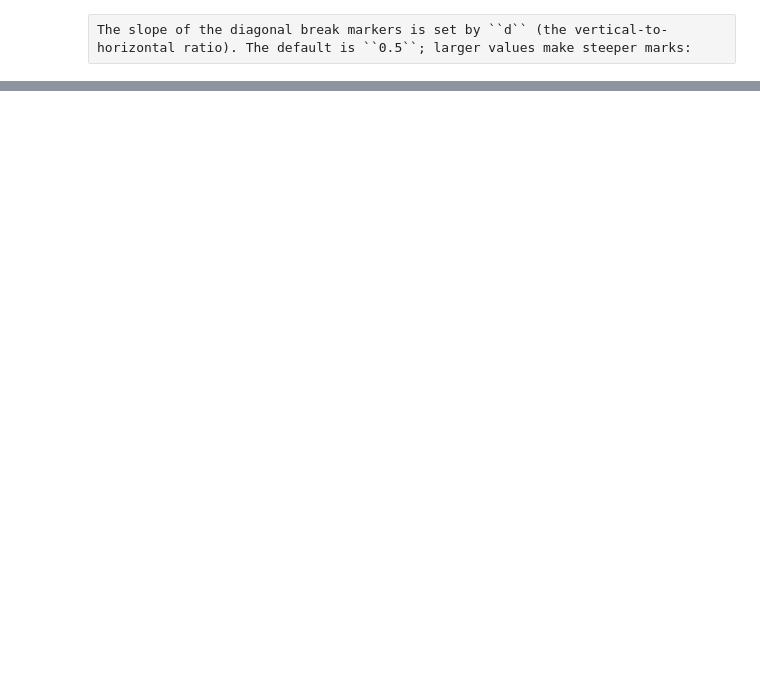
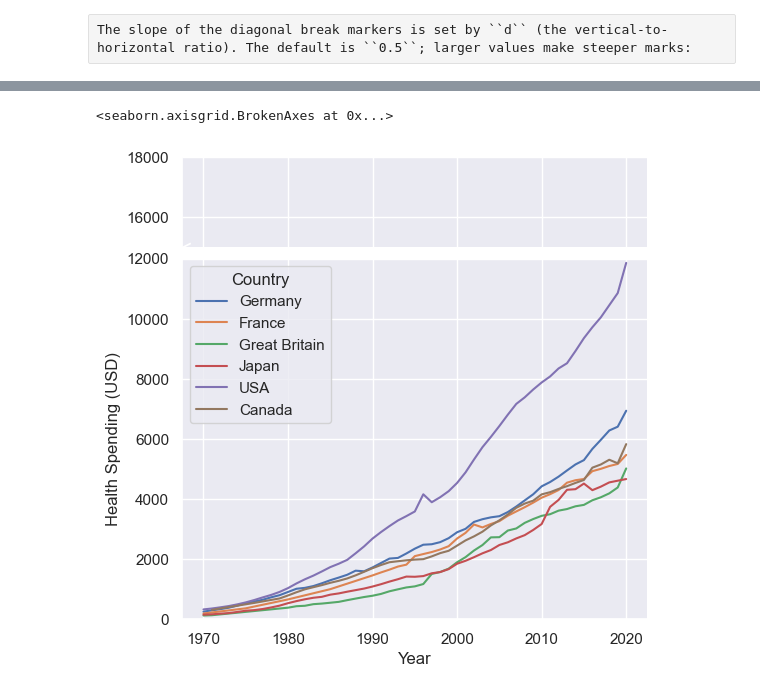
Before and after one commit to AdityaAsopa/seaborn, a Jupyter notebook: doc/_docstrings/BrokenAxes.ipynb, the cells around one changed output, grey strips where cells are left out. Drawn from its saved outputs; the diff is of its cells as text; code cells hidden in the pictures; blank space fills up the shorter version.

```diff
--- a/doc/_docstrings/BrokenAxes.ipynb
+++ b/doc/_docstrings/BrokenAxes.ipynb
@@ -139,0 +187,9 @@ g.set_axis_labels("Year", "Health Spending (USD)")
+# %%
+g = sns.BrokenAxes(ylims=[(0, 12000), (15000, 18000)], height_ratios=[4, 1])
+for ax in g.axes:
+    sns.lineplot(data=healthexp, x="Year", y="Spending_USD",
+                 hue="Country", ax=ax, legend=(ax is g.ax_bottom))
+g.set_axis_labels("Year", "Health Spending (USD)")
+# %% [output]
+<seaborn.axisgrid.BrokenAxes at 0x...>
+[figure, added]
```
Also changed, not shown: parts of 14 cells of this notebook, 3 other files.
